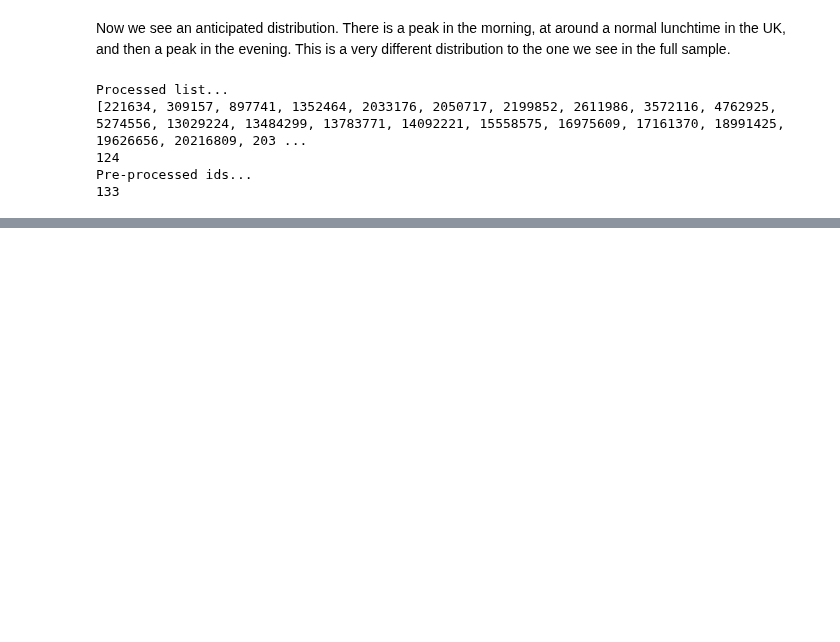
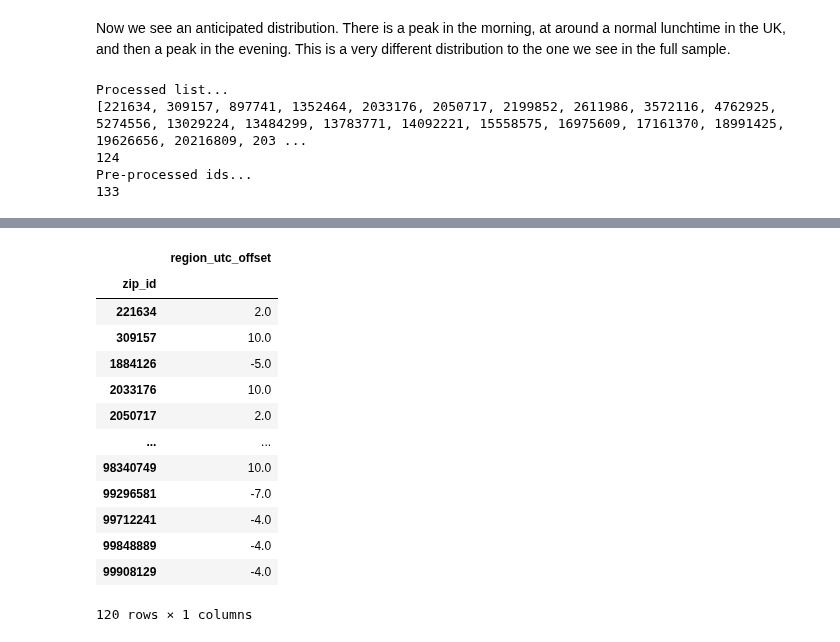
Before and after one commit to rdbrist/masters_project, a Jupyter notebook: notebooks/1.01-rd-implementing-cob-analysis.ipynb, the cells around one changed output, grey strips where cells are left out. Cells and saved outputs as stored; diff of their text form; code cells hidden in the pictures; blank space fills up the shorter version.

```diff
--- a/notebooks/1.01-rd-implementing-cob-analysis.ipynb
+++ b/notebooks/1.01-rd-implementing-cob-analysis.ipynb
@@ -170,0 +225,29 @@ Here, there is evidence that the distributions are shifted, caused by inaccurate
+# %%
+one_tz_ids = (df_regions.
+ reset_index().
+ drop(columns='regions').
+ drop_duplicates().
+ groupby('zip_id').
+ agg({'region_utc_offset':'count'}).
+ query('region_utc_offset==1').
+ reset_index()['zip_id'].
+ to_list()
+ )
+# %%
+(df_regions.loc[one_tz_ids].reset_index().groupby('zip_id').agg({'region_utc_offset':'max'})
+ )
+# %% [output]
+|  | region_utc_offset |
+| zip_id |  |
+| 221634 | 2.0 |
+| 309157 | 10.0 |
+| 1884126 | -5.0 |
+| 2033176 | 10.0 |
+| 2050717 | 2.0 |
+| ... | ... |
+| 98340749 | 10.0 |
+| 99296581 | -7.0 |
+| 99712241 | -4.0 |
+| 99848889 | -4.0 |
+| 99908129 | -4.0 |
+120 rows × 1 columns
```
Also changed, not shown: parts of 17 cells of this notebook, 9 other files.
